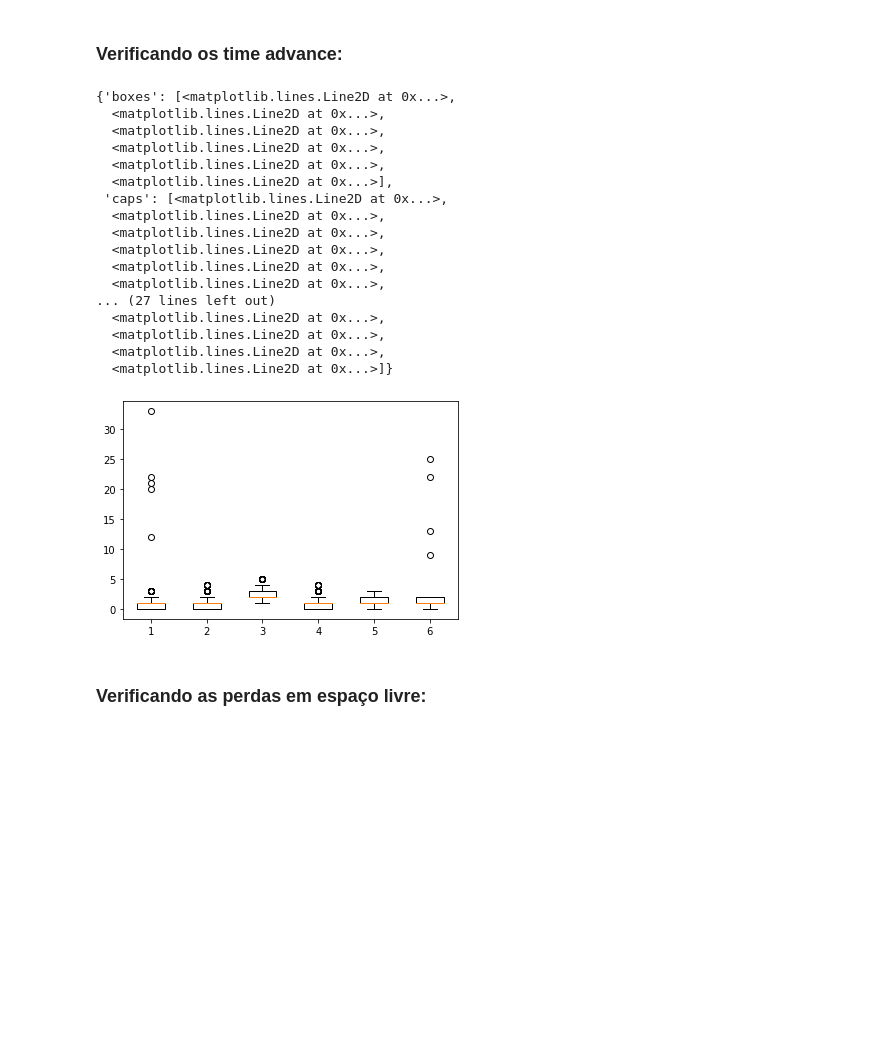
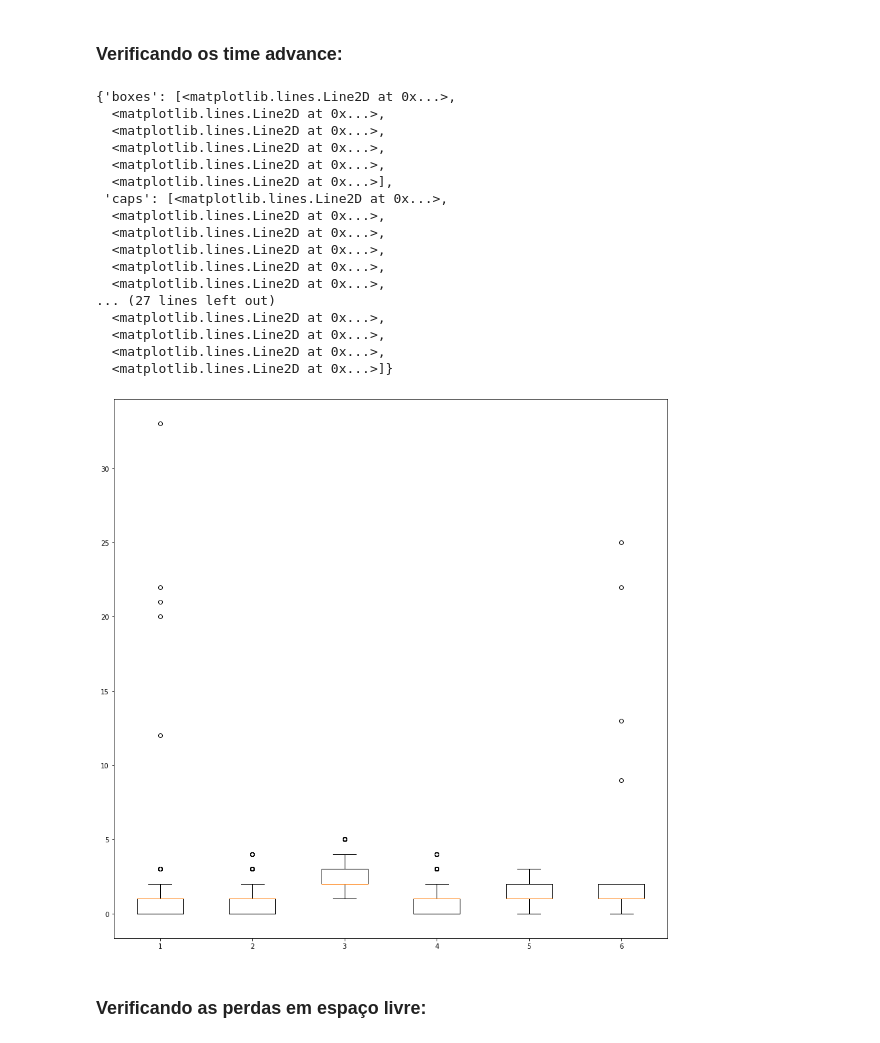
Before and after one commit to mikaelsilva/Comunicacoes_moveis, a Jupyter notebook: projeto_comunicações.ipynb, the cells around one changed output. Saved outputs shown, nothing was run; the diff lists cells and outputs as text; code cells hidden in the pictures; blank space fills up the shorter version.

```diff
--- a/projeto_comunicações.ipynb
+++ b/projeto_comunicações.ipynb
@@ -98,28 +98,28 @@ plt.scatter(df.lon, df.lat)
 # %% [markdown]
 ### Verificando os time advance:
 # %%
-fig1, ax1 = plt.subplots()
+fig1, ax1 = plt.subplots(figsize=(15,15))
 data = [df.taBTS1,df.taBTS2,df.taBTS3,df.taBTS4,df.taBTS5,df.taBTS6]
 ax1.boxplot(data)
 # %% [output]
 {'boxes': [<matplotlib.lines.Line2D at 0x...>,
   <matplotlib.lines.Line2D at 0x...>,
   <matplotlib.lines.Line2D at 0x...>,
   <matplotlib.lines.Line2D at 0x...>,
   <matplotlib.lines.Line2D at 0x...>,
   <matplotlib.lines.Line2D at 0x...>],
  'caps': [<matplotlib.lines.Line2D at 0x...>,
   <matplotlib.lines.Line2D at 0x...>,
   <matplotlib.lines.Line2D at 0x...>,
   <matplotlib.lines.Line2D at 0x...>,
   <matplotlib.lines.Line2D at 0x...>,
   <matplotlib.lines.Line2D at 0x...>,
 ... (27 lines left out)
   <matplotlib.lines.Line2D at 0x...>,
   <matplotlib.lines.Line2D at 0x...>,
   <matplotlib.lines.Line2D at 0x...>,
   <matplotlib.lines.Line2D at 0x...>]}
-[figure, old version]
+[figure, new version]
 # %% [markdown]
 ### Verificando as perdas em espaço livre:
 # %% [markdown]
```
Also changed, not shown: parts of 102 cells of this notebook.
